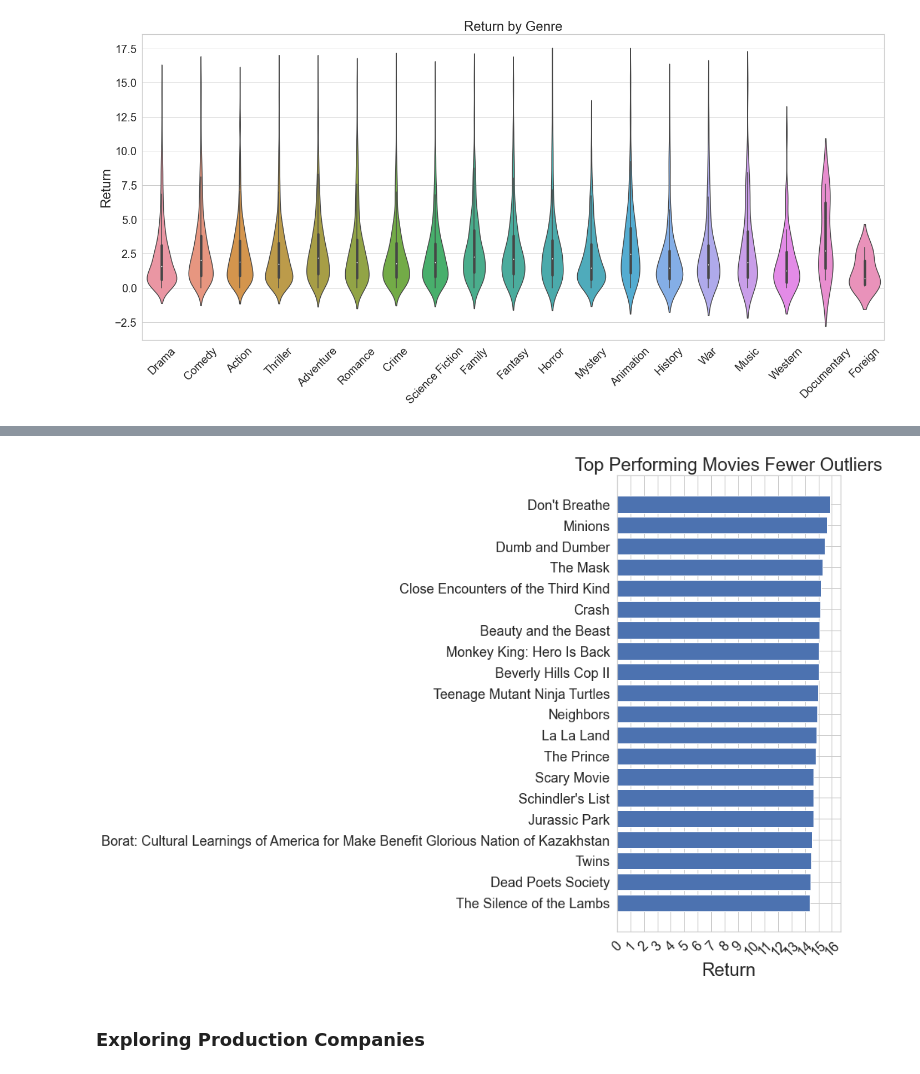
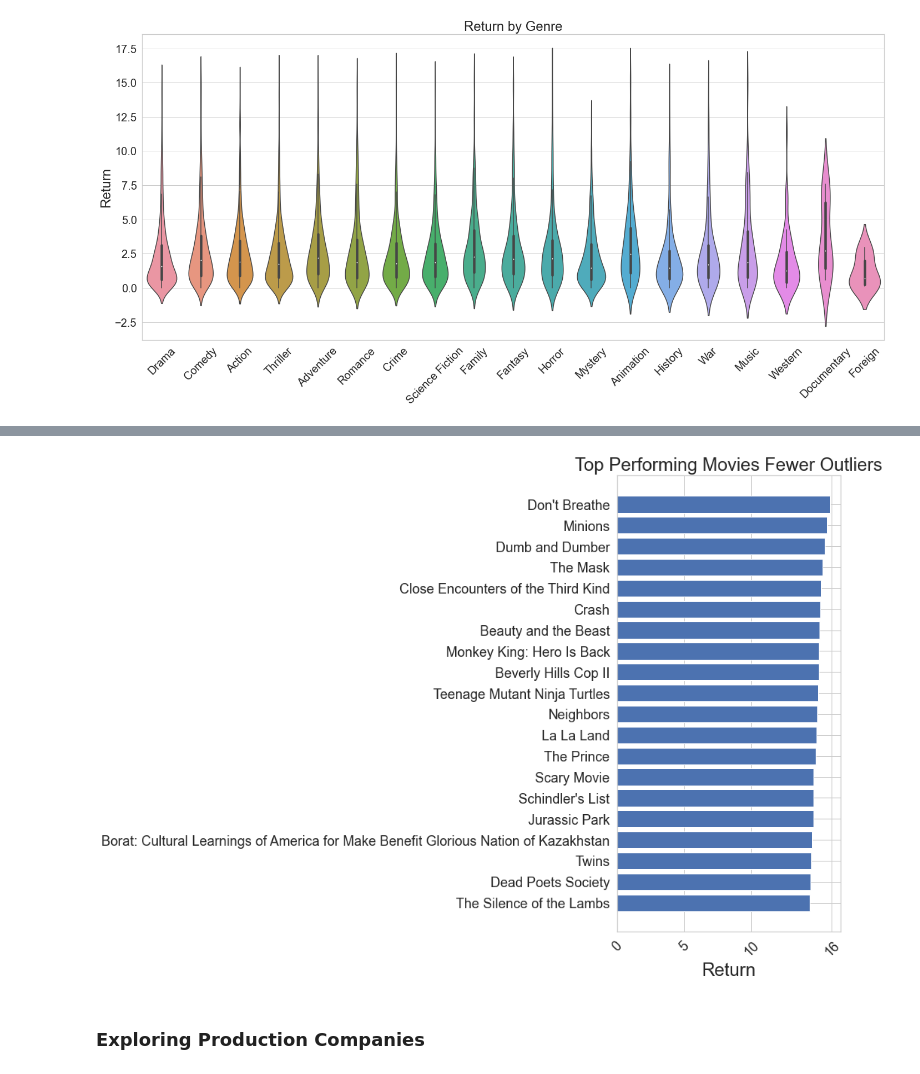
Before and after one commit to coxem14/Capstone-1, a Jupyter notebook: MoviEDA.ipynb, the cells around one changed output, grey strips where cells are left out. Saved outputs shown, nothing was run; the diff lists cells and outputs as text; code cells hidden in the pictures.

```diff
--- a/MoviEDA.ipynb
+++ b/MoviEDA.ipynb
@@ -1509,12 +1509,13 @@ top_return_wo
 # %%
 fig, ax = plt.subplots(figsize=(14,10))
 ax.set_xlabel('Return', fontsize = 24)
 ax.set_title('Top Performing Movies Fewer Outliers', fontsize = 24)
 
+
+counts_horizontal_bar(top_return_wo, 'return', 'title', 0, 16, 5, ax)
 #plt.savefig('top_performing_movies_wo_outliers.png')
-counts_horizontal_bar(top_return_wo, 'return', 'title', 0, 16, 1, ax)
 # %% [output]
-[figure, old version]
+[figure, new version]
 # %% [markdown]
 ### Exploring Production Companies
 # %%
```
Also changed, not shown: parts of 2 cells of this notebook, 2 other files.
